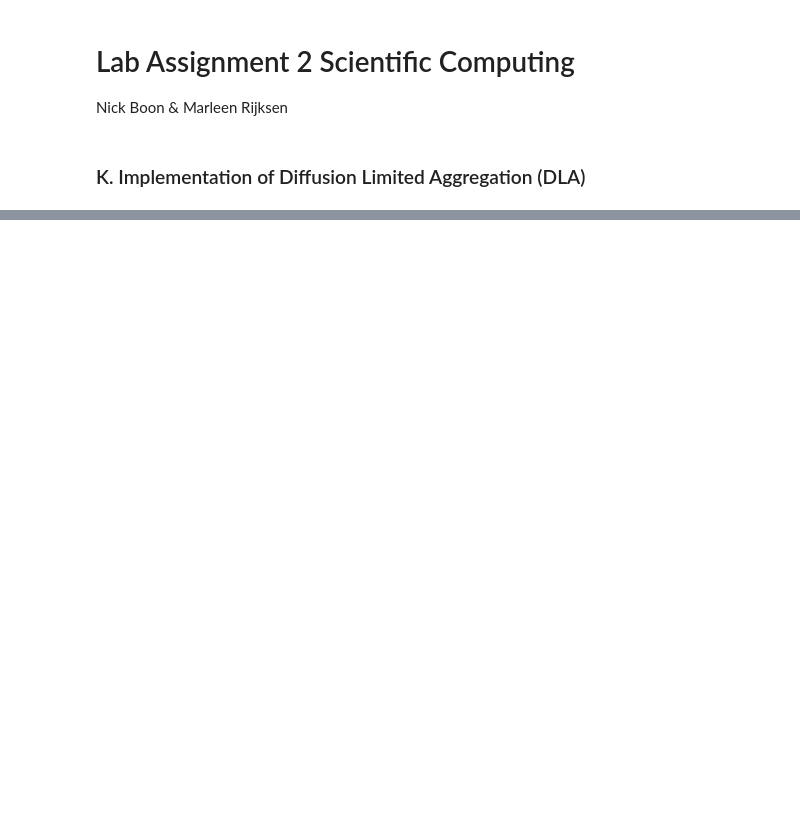
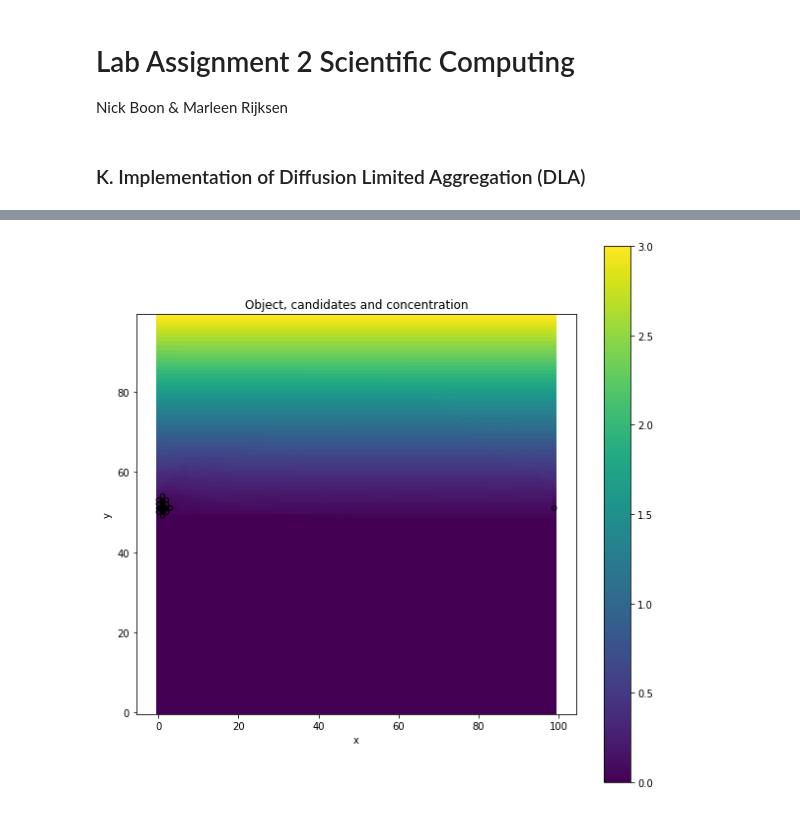
Before and after one commit to NickBoon93/SciComp2018, a Jupyter notebook: Assignment_2/Lab_assignment_2.ipynb, the cells around one changed output, grey strips where cells are left out. Saved outputs shown, nothing was run; the diff lists cells and outputs as text; code cells hidden in the pictures; blank space fills up the shorter version.

```diff
--- a/Assignment_2/Lab_assignment_2.ipynb
+++ b/Assignment_2/Lab_assignment_2.ipynb
@@ -181,3 +199,12 @@ Candidates at: [(3, 2), (3, 4), (2, 3), (4, 3)]
+# %%
+cur, obj_dict = generate_initial((100,100),(1,50),(0,3))
+cur, obj_dict = DLA(cur,obj_dict,50,0.00001,2)
+fig,ax = show_object(cur,obj_dict,(10,10))
+ax.set_title("Object, candidates and concentration")
+ax.set_xlabel("x")
+ax.set_ylabel("y");
+# %% [output]
+[figure, added]
 # %%
 fig,ax = show_object(cur,obj_dict)
 ax.set_title("Object, candidates and concentration")
```
Also changed, not shown: parts of 5 cells of this notebook.
